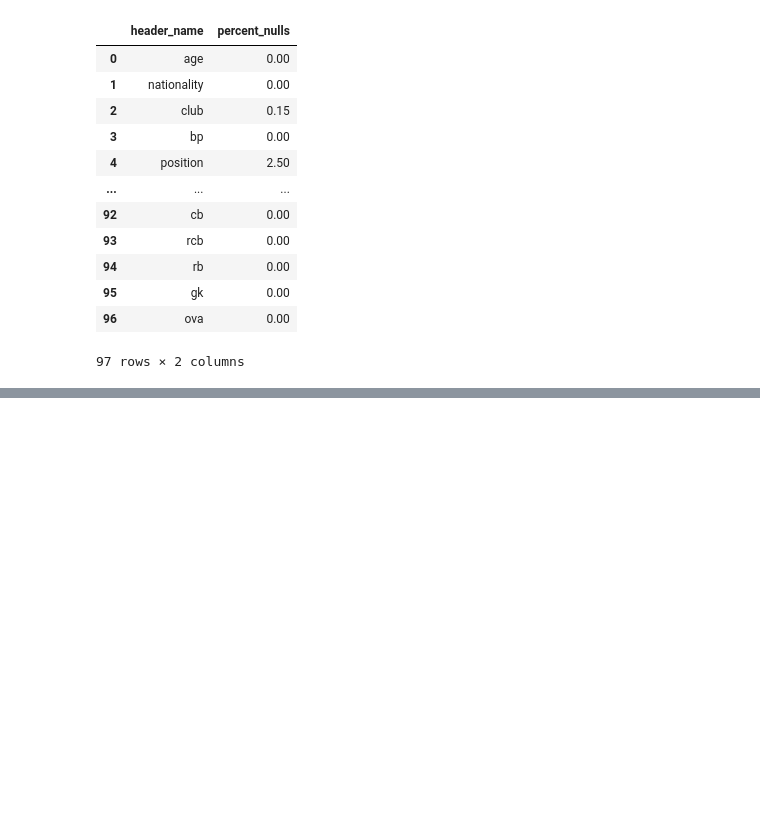
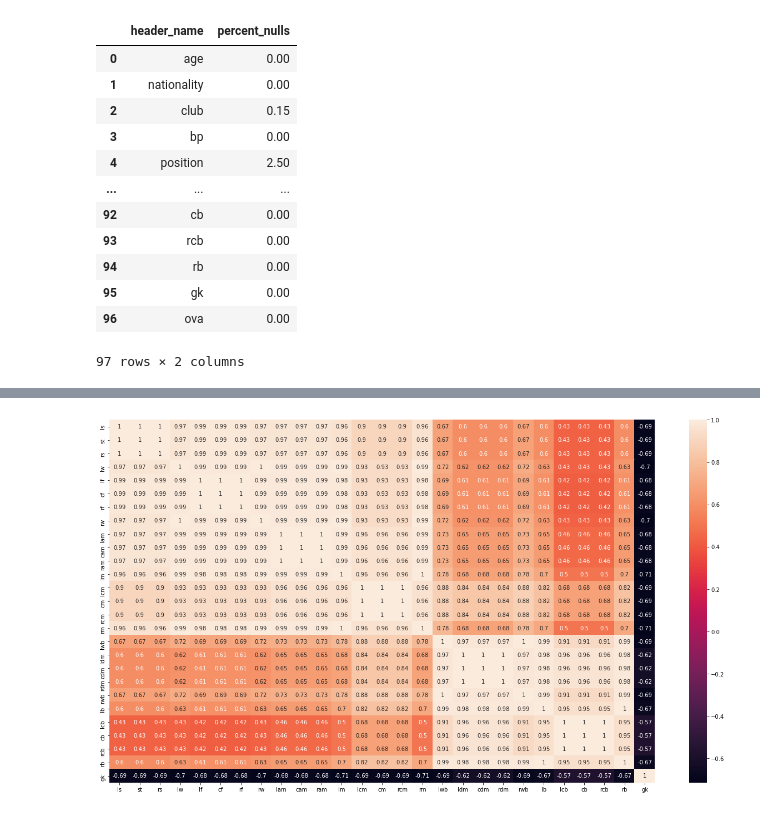
Before and after one commit to mazim-co/Team-four-fifa, a Jupyter notebook: FIFA_project/file_for_project/Fifa-Project-Notebook.ipynb, the cells around one changed output, grey strips where cells are left out. Saved outputs shown, nothing was run; the diff lists cells and outputs as text; code cells hidden in the pictures; blank space fills up the shorter version.

```diff
--- a/FIFA_project/file_for_project/Fifa-Project-Notebook.ipynb
+++ b/FIFA_project/file_for_project/Fifa-Project-Notebook.ipynb
@@ -66,6 +66,6 @@ nulls_df
 # %%
 data_temp = data.reset_index(drop=True)
 
-data_temp[['ls', 'st', 'rs', 'lw', 'lf', 'cf', 'rf',
+data_temp = data_temp[['ls', 'st', 'rs', 'lw', 'lf', 'cf', 'rf',
        'rw', 'lam', 'cam', 'ram', 'lm', 'lcm', 'cm', 'rcm', 'rm', 'lwb', 'ldm',
        'cdm', 'rdm', 'rwb', 'lb', 'lcb', 'cb', 'rcb', 'rb', 'gk',]][:]
@@ -85,0 +81,4 @@ data_temp[['ls', 'st', 'rs', 'lw', 'lf', 'cf', 'rf',
+# %%
+def split_add(x):
+    split_list = x.split('+')
+    return int(split_list[0]) + int(split_list[1])
@@ -85,0 +100,3 @@ data_temp[['ls', 'st', 'rs', 'lw', 'lf', 'cf', 'rf',
+# %%
+for col in data_temp.columns:
+    data_temp[col] = data_temp[col].apply(split_add)
@@ -85,0 +142,9 @@ data_temp[['ls', 'st', 'rs', 'lw', 'lf', 'cf', 'rf',
+# %%
+correlations_matrix = data_temp.corr()
+mask = np.zeros_like(correlations_matrix)
+mask[np.triu_indices_from(mask)] = True
+fig, ax = plt.subplots(figsize=(22, 12))
+ax = sns.heatmap(correlations_matrix, annot=True)
+plt.show()
+# %% [output]
+[figure, added]
```
Also changed, not shown: parts of 29 cells of this notebook.
